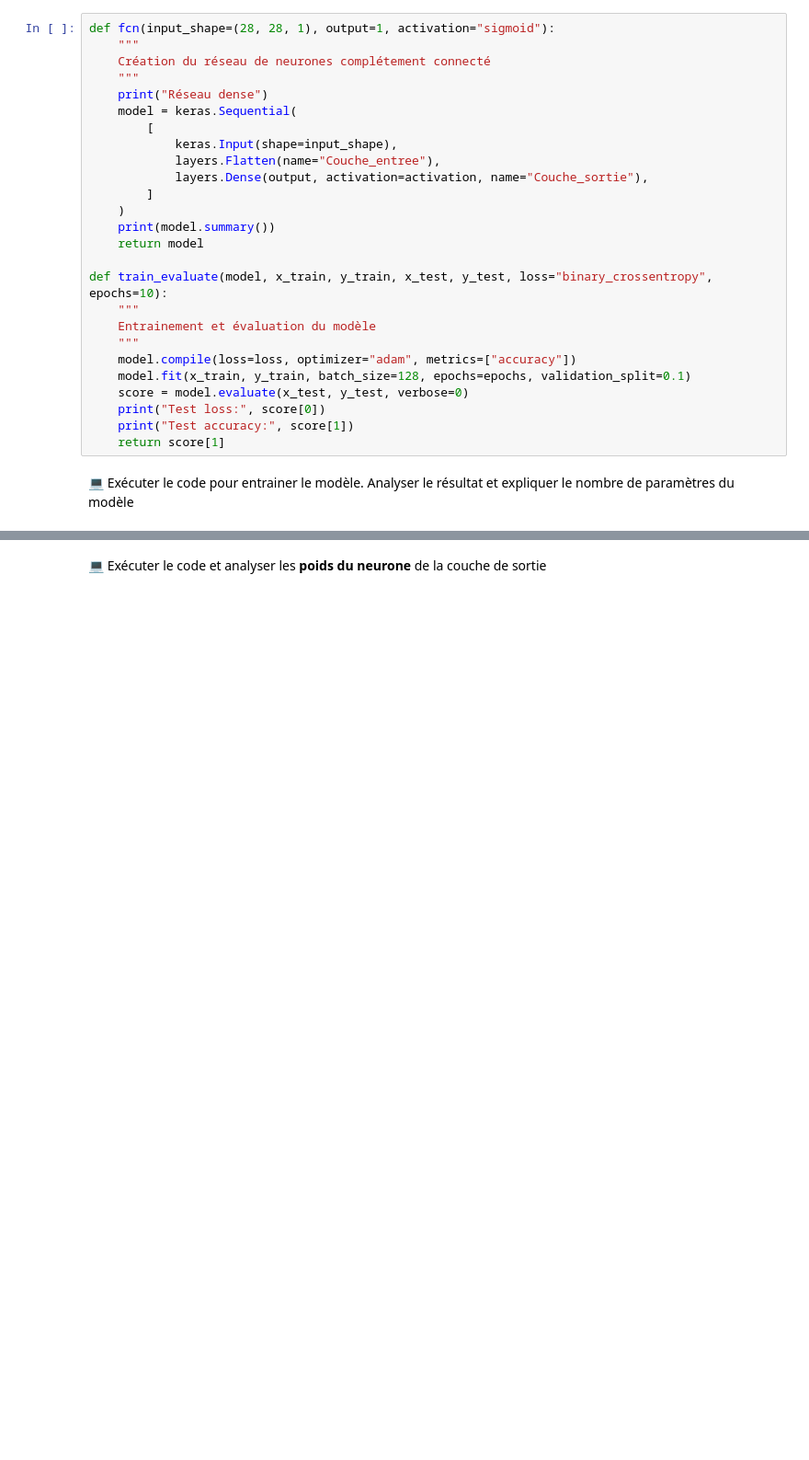
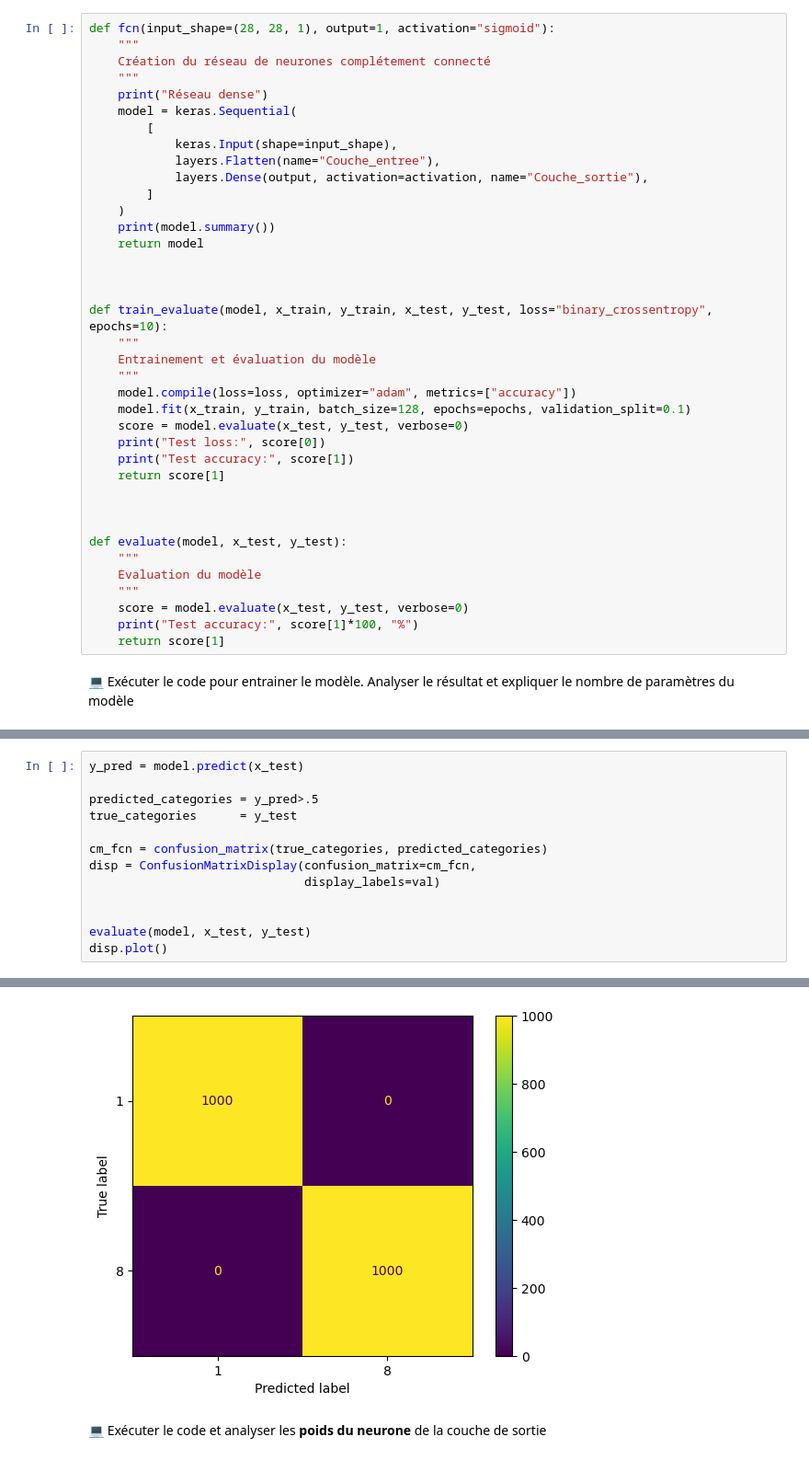
Before and after one commit to Pierre-Loic/phelma-sicom-3PMPOLS6-td, a Jupyter notebook: content/TD_2_1.ipynb, the cells around one changed output, grey strips where cells are left out. Shown at 92% size. Drawn from its saved outputs; the diff is of its cells as text; blank space fills up the shorter version.

```diff
--- a/content/TD_2_1.ipynb
+++ b/content/TD_2_1.ipynb
@@ -122,6 +130,8 @@ def fcn(input_shape=(28, 28, 1), output=1, activation="sigmoid"):
     print(model.summary())
     return model
 
+
+
 def train_evaluate(model, x_train, y_train, x_test, y_test, loss="binary_crossentropy", epochs=10):
     """
     Entrainement et évaluation du modèle
@@ -132,6 +142,16 @@ def train_evaluate(model, x_train, y_train, x_test, y_test, loss="binary_crossen
     print("Test loss:", score[0])
     print("Test accuracy:", score[1])
     return score[1]
+
+
+
+def evaluate(model, x_test, y_test):
+    """
+    Evaluation du modèle
+    """
+    score = model.evaluate(x_test, y_test, verbose=0)
+    print("Test accuracy:", score[1]*100, "%")
+    return score[1]
 # %% [markdown]
 💻 Exécuter le code pour entrainer le modèle. Analyser le résultat et expliquer le nombre de paramètres du modèle
 # %%
@@ -201,0 +227,14 @@ loc("mps_select"("(mpsFileLoc): /AppleInternal/Library/BuildRoots/0032d1ee-80fd-
+# %%
+y_pred = model.predict(x_test)
+
+predicted_categories = y_pred>.5
+true_categories      = y_test
+
+cm_fcn = confusion_matrix(true_categories, predicted_categories)
+disp = ConfusionMatrixDisplay(confusion_matrix=cm_fcn,
+                              display_labels=val)
+
+
+evaluate(model, x_test, y_test)
+disp.plot()
+# %% [output]
@@ -202,3 +245,4 @@ loc("mps_select"("(mpsFileLoc): /AppleInternal/Library/BuildRoots/0032d1ee-80fd-
+[figure, added]
 # %% [markdown]
 💻 Exécuter le code et analyser les **poids du neurone** de la couche de sortie
 # %%
```
Also changed, not shown: parts of 21 cells of this notebook, 2 other files.
